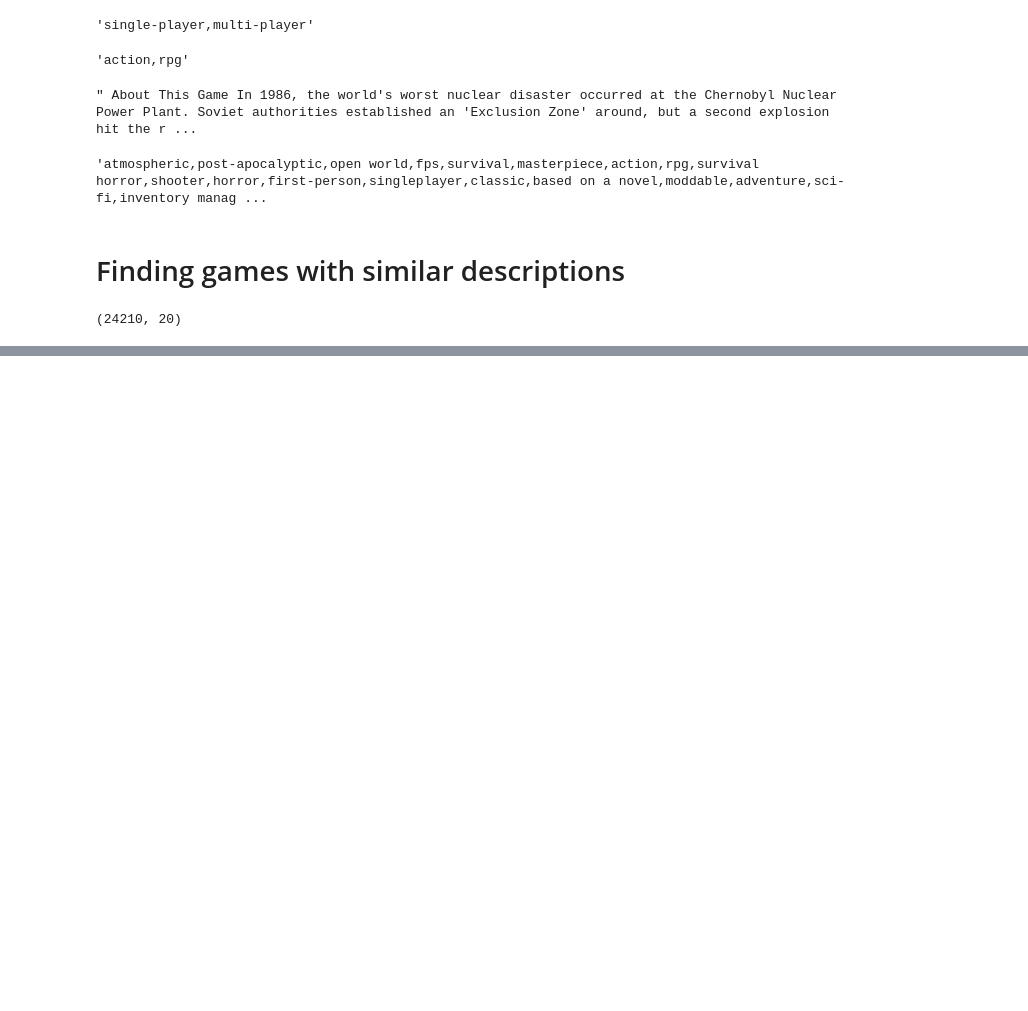
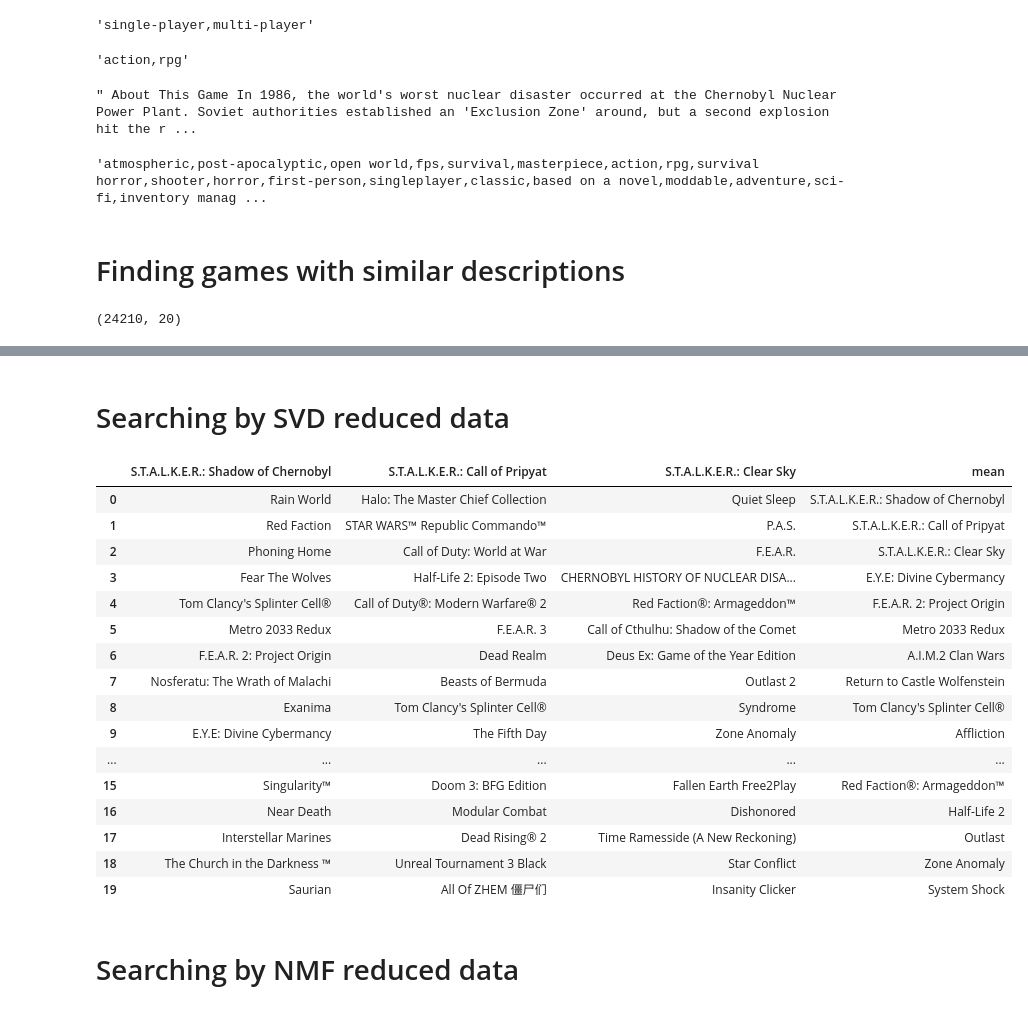
Before and after one commit to lambdaofgod/game_recommender, a Jupyter notebook: notebooks/Steam Game Metadata Exploration.ipynb, the cells around one changed output, grey strips where cells are left out. Saved outputs shown, nothing was run; the diff lists cells and outputs as text; code cells hidden in the pictures; blank space fills up the shorter version.

Commit message:
dimensionality reduction for search on smaller vectors

```diff
--- a/notebooks/Steam Game Metadata Exploration.ipynb
+++ b/notebooks/Steam Game Metadata Exploration.ipynb
@@ -243,0 +245,11 @@ similar_games(chosen_games_df, steam_df, steam_metadata_vectors)
+# %%
+from sklearn import decomposition
+
+n_components = 250
+
+
+tsvd = decomposition.TruncatedSVD(n_components=500)
+nmf = decomposition.NMF(n_components=100)
+# %%
+%%time
+steam_metadata_reduced_vectors = tsvd.fit_transform(steam_metadata_vectors)
@@ -243,0 +259,24 @@ similar_games(chosen_games_df, steam_df, steam_metadata_vectors)
+# %% [markdown]
+# Searching by SVD reduced data
+# %%
+similar_games(chosen_games_df, steam_df, steam_metadata_reduced_vectors)
+# %% [output]
+|  | S.T.A.L.K.E.R.: Shadow of Chernobyl | S.T.A.L.K.E.R.: Call of Pripyat | S.T.A.L.K.E.R.: Clear Sky | mean |
+| 0 | Rain World | Halo: The Master Chief Collection | Quiet Sleep | S.T.A.L.K.E.R.: Shadow of Chernobyl |
+| 1 | Red Faction | STAR WARS™ Republic Commando™ | P.A.S. | S.T.A.L.K.E.R.: Call of Pripyat |
+| 2 | Phoning Home | Call of Duty: World at War | F.E.A.R. | S.T.A.L.K.E.R.: Clear Sky |
+| 3 | Fear The Wolves | Half-Life 2: Episode Two | CHERNOBYL HISTORY OF NUCLEAR DISA... | E.Y.E: Divine Cybermancy |
+| 4 | Tom Clancy's Splinter Cell® | Call of Duty®: Modern Warfare® 2 | Red Faction®: Armageddon™ | F.E.A.R. 2: Project Origin |
+| 5 | Metro 2033 Redux | F.E.A.R. 3 | Call of Cthulhu: Shadow of the Comet | Metro 2033 Redux |
+| 6 | F.E.A.R. 2: Project Origin | Dead Realm | Deus Ex: Game of the Year Edition | A.I.M.2 Clan Wars |
+| 7 | Nosferatu: The Wrath of Malachi | Beasts of Bermuda | Outlast 2 | Return to Castle Wolfenstein |
+| 8 | Exanima | Tom Clancy's Splinter Cell® | Syndrome | Tom Clancy's Splinter Cell® |
+| 9 | E.Y.E: Divine Cybermancy | The Fifth Day | Zone Anomaly | Affliction |
+| ... | ... | ... | ... | ... |
+| 15 | Singularity™ | Doom 3: BFG Edition | Fallen Earth Free2Play | Red Faction®: Armageddon™ |
+| 16 | Near Death | Modular Combat | Dishonored | Half-Life 2 |
+| 17 | Interstellar Marines | Dead Rising® 2 | Time Ramesside (A New Reckoning) | Outlast |
+| 18 | The Church in the Darkness ™ | Unreal Tournament 3 Black | Star Conflict | Zone Anomaly |
+| 19 | Saurian | All Of ZHEM 僵尸们 | Insanity Clicker | System Shock |
+# %% [markdown]
+# Searching by NMF reduced data
```
Also changed, not shown: parts of 8 cells of this notebook.
